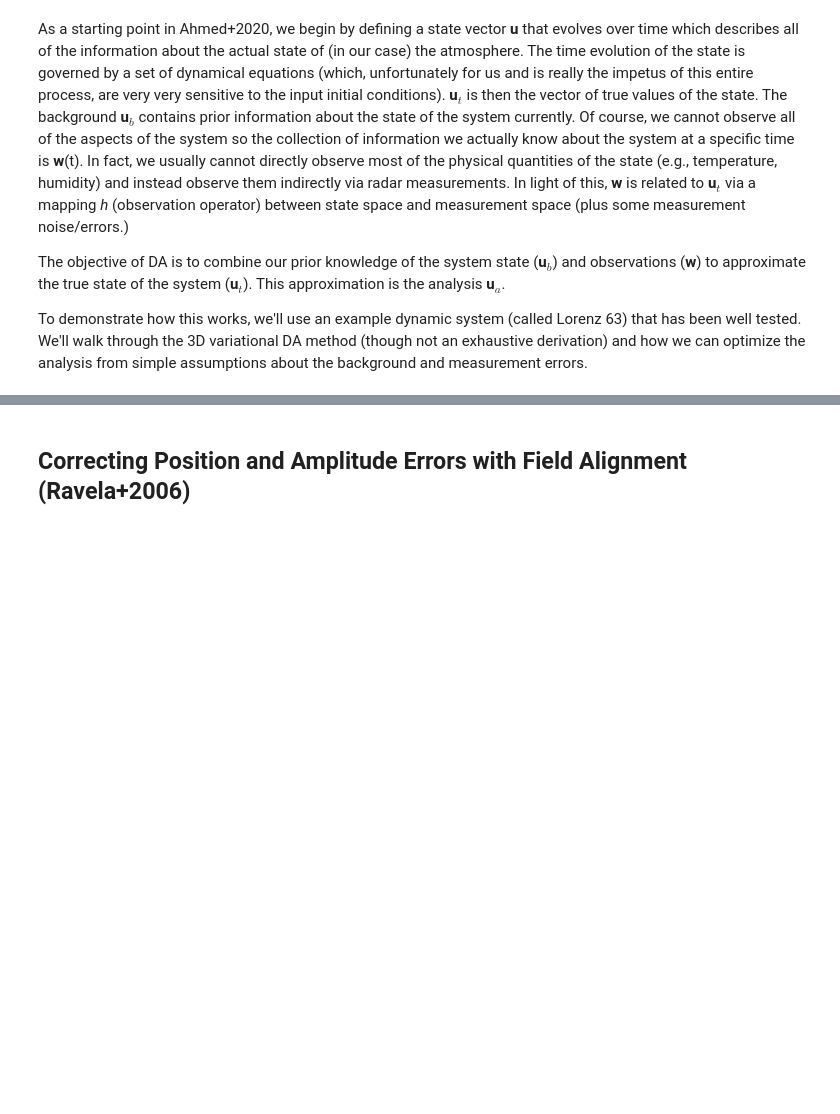
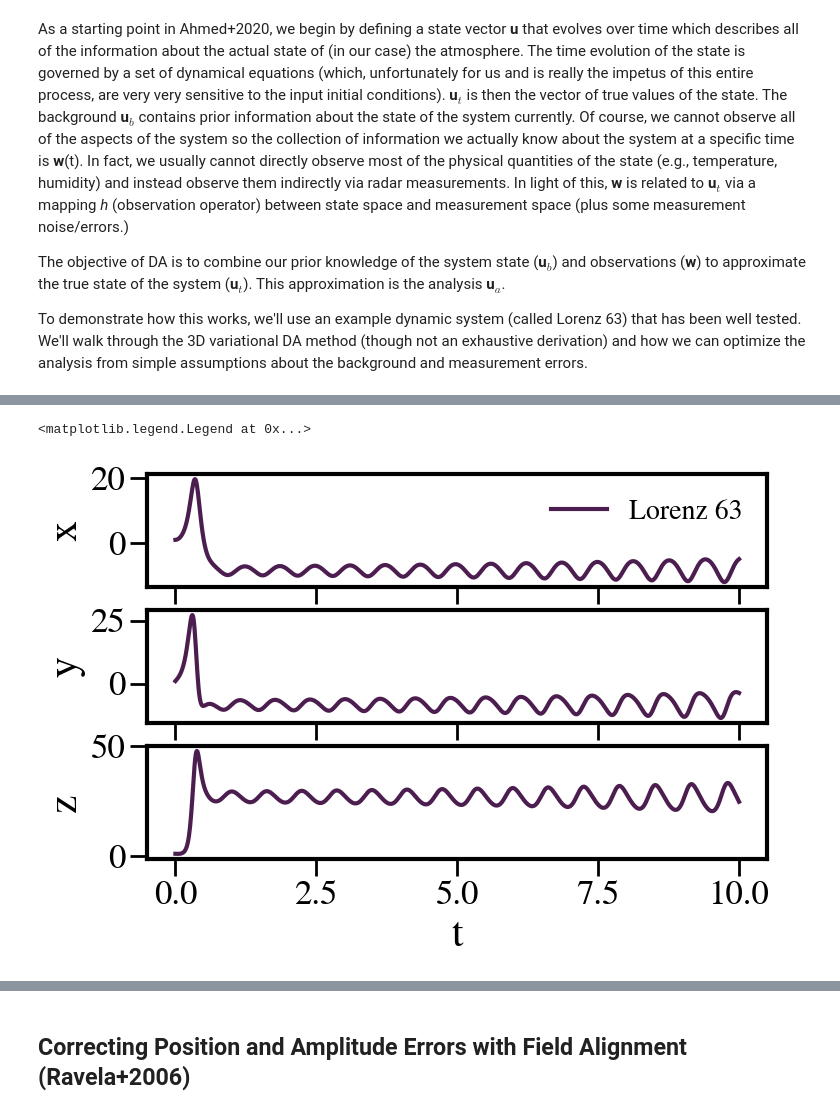
Before and after one commit to SidneyLower-NOAA/SMD_Notebooks, a Jupyter notebook: getting_our_data_ducks_in_a_row.ipynb, the cells around one changed output, grey strips where cells are left out. Saved outputs shown, nothing was run; the diff lists cells and outputs as text; code cells hidden in the pictures; blank space fills up the shorter version.

```diff
--- a/getting_our_data_ducks_in_a_row.ipynb
+++ b/getting_our_data_ducks_in_a_row.ipynb
@@ -69,0 +107,32 @@ To demonstrate how this works, we'll use an example dynamic system (called Loren
+# %%
+#set up our test case
+
+#Lorenze params
+sigma=10.
+beta=8./3.
+rho=28.
+
+#time evo
+dt=0.01
+end_t = 10.
+t = np.arange(0,end_t+dt, dt)
+
+ut_t0 = np.array([1,1,1]) # True initial conditions
+ut = np.zeros([3,1000+1]) #true x,y,z, evolving for t=1000 units but need to add one for IC slot
+ut[:,0] = ut_t0
+for k in range(1,len(t)):
+    ut[:,k] = Runge_Kutta(Lorenz63,ut[:,k-1],dt,sigma,beta,rho)
+# %%
+fig, axes = plt.subplots(3,1, sharex=True, figsize=(8,5))
+labels = ['x', 'y', 'z']
+
+for i in range(3):
+    axes[i].plot(t, ut[i], lw=3,color='#4C1E4F', label='Lorenz 63')
+    axes[i].set_ylabel(labels[i])
+
+
+axes[2].set_xlabel('t')
+axes[0].legend(frameon=False)
+# %% [output]
+<matplotlib.legend.Legend at 0x...>
+[figure, added]
```
Also changed, not shown: parts of 22 cells of this notebook.
